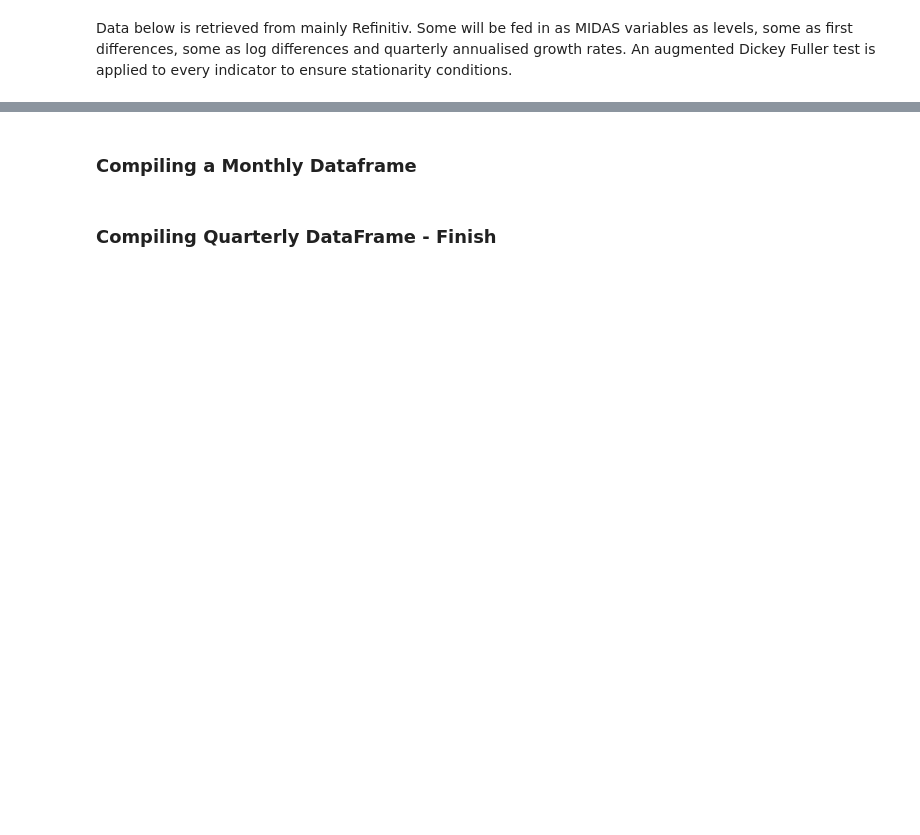
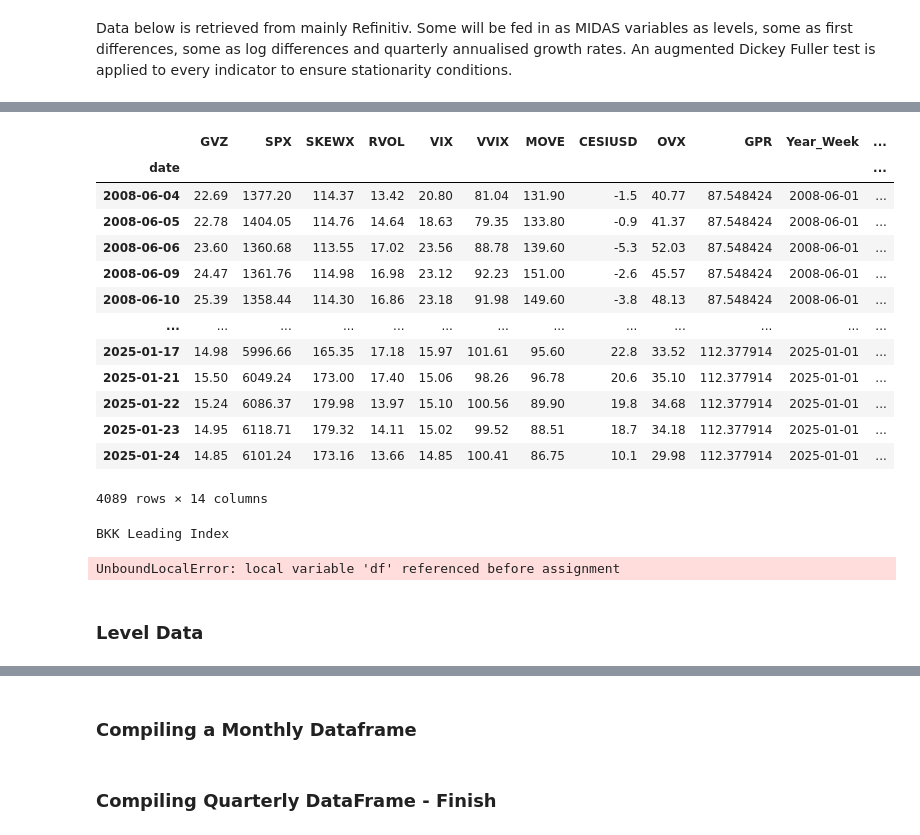
Before and after one commit to Pj-354/Python-Notebooks--Mine-, a Jupyter notebook: Dispersion/GARCH MIDAS/DCC MIDAS/_Data_Collection.ipynb, the cells around one changed output, grey strips where cells are left out. Drawn from its saved outputs; the diff is of its cells as text; code cells hidden in the pictures; blank space fills up the shorter version.

```diff
--- a/Dispersion/GARCH MIDAS/DCC MIDAS/_Data_Collection.ipynb
+++ b/Dispersion/GARCH MIDAS/DCC MIDAS/_Data_Collection.ipynb
@@ -241,6 +254,0 @@ bili, e = ek.get_data(
-# %%
-big_df = pd.read_csv('SP500_2005_2025.csv', parse_dates = True)
-a = pd.read_csv('SkewX_2005_2025.csv', parse_dates = True).dropna()
-#b = pd.read_csv(r'C:\Users\Phillip\Desktop\Python\Python Notebooks (Mine)\Dispersion\GARCH MIDAS\GARCH Datasets\RVol_2005_2025.csv', parse_dates=True).dropna()
-e = pd.read_csv('VIX_2005_2025.csv', parse_dates = True)
-f = pd.read_csv('VVIX_2006_2025.csv', parse_dates = True)
@@ -317,0 +320,12 @@ fred = Fred(api_key='dfe993158907732d4528ece7f0693b3e')
+# %%
+# To filter out inactive NASDAQ members
+NASDAQ_Tickers, e = ek.get_data(['0#.NDX'], fields = ['TR.ExchangeTicker'], parameters = {'SDate':'2025-01-01',
+                                                                             'EDate': '2025-05-01'})
+
+NASDAQ_Tickers = NASDAQ_Tickers['Exchange Ticker'].to_list()
+
+NASDAQ_Active = []
+
+for i in NASDAQ_Tickers:
+    if i in NASDAQ_100_Rawdf4.columns:
+        NASDAQ_Active.append(i)
@@ -472,0 +373,21 @@ NewOrders = pd.read_csv('New Orders.csv', index_col = [0], parse_dates=True)
+# %%
+Indicator_List_FRED = {
+                'US EPU': 'USEPUINDXM',
+                'China EPU': 'CHNMAINLANDEPU',
+                'EU EPU': 'EUEPUINDXM',
+                'Industrial Production (Manufacturing Only)': 'IPMAN',
+                'Global Price of Industrial Materials': 'PINDUINDEXM',
+                'Electricity Price CPI in US Cities': 'CUSR0000SEHF01',
+                'Number of Car Sales': 'TOTALSA',
+                'T10-2 yield curve (US)': 'T10Y2Y',
+                'T10-3 yield curve (US)': 'T10Y3M',
+                'Default Spread (BofA High Yield OAS)': 'BAMLH0A0HYM2',
+                'Defaut Spread (BofA EU High Yield)': 'BAMLHE00EHYIOAS',
+                    }
+# %%
+for key, value in Indicator_List_FRED.items():
+    df = fred.get_series(value, observation_start = '2005-01-01')
+    df = pd.DataFrame(df)
+    df.index = df.index.strftime('%Y-%m')
+    df.columns = [key]
+    df.to_csv(f'Individual Datasets\{key}.csv')
@@ -472,0 +692,17 @@ NewOrders = pd.read_csv('New Orders.csv', index_col = [0], parse_dates=True)
+# %%
+g
+# %% [output]
+|  | GVZ | SPX | SKEWX | RVOL | VIX | VVIX | MOVE | CESIUSD | OVX | GPR | Year_Week | ... |
+| date |  |  |  |  |  |  |  |  |  |  |  | ... |
+| 2008-06-04 | 22.69 | 1377.20 | 114.37 | 13.42 | 20.80 | 81.04 | 131.90 | -1.5 | 40.77 | 87.548424 | 2008-06-01 | ... |
+| 2008-06-05 | 22.78 | 1404.05 | 114.76 | 14.64 | 18.63 | 79.35 | 133.80 | -0.9 | 41.37 | 87.548424 | 2008-06-01 | ... |
+| 2008-06-06 | 23.60 | 1360.68 | 113.55 | 17.02 | 23.56 | 88.78 | 139.60 | -5.3 | 52.03 | 87.548424 | 2008-06-01 | ... |
+| 2008-06-09 | 24.47 | 1361.76 | 114.98 | 16.98 | 23.12 | 92.23 | 151.00 | -2.6 | 45.57 | 87.548424 | 2008-06-01 | ... |
+| 2008-06-10 | 25.39 | 1358.44 | 114.30 | 16.86 | 23.18 | 91.98 | 149.60 | -3.8 | 48.13 | 87.548424 | 2008-06-01 | ... |
+| ... | ... | ... | ... | ... | ... | ... | ... | ... | ... | ... | ... | ... |
+| 2025-01-17 | 14.98 | 5996.66 | 165.35 | 17.18 | 15.97 | 101.61 | 95.60 | 22.8 | 33.52 | 112.377914 | 2025-01-01 | ... |
+| 2025-01-21 | 15.50 | 6049.24 | 173.00 | 17.40 | 15.06 | 98.26 | 96.78 | 20.6 | 35.10 | 112.377914 | 2025-01-01 | ... |
+| 2025-01-22 | 15.24 | 6086.37 | 179.98 | 13.97 | 15.10 | 100.56 | 89.90 | 19.8 | 34.68 | 112.377914 | 2025-01-01 | ... |
+| 2025-01-23 | 14.95 | 6118.71 | 179.32 | 14.11 | 15.02 | 99.52 | 88.51 | 18.7 | 34.18 | 112.377914 | 2025-01-01 | ... |
+| 2025-01-24 | 14.85 | 6101.24 | 173.16 | 13.66 | 14.85 | 100.41 | 86.75 | 10.1 | 29.98 | 112.377914 | 2025-01-01 | ... |
+4089 rows × 14 columns
@@ -472,0 +761,10 @@ NewOrders = pd.read_csv('New Orders.csv', index_col = [0], parse_dates=True)
+# %%
+df_levels = split_into_dict(names_level, df_levels)
+df_pct_change = split_into_dict(names_pct_change, df_pct_change)
+df_first_difference = split_into_dict(names_first_difference, df_first_difference)
+df_quarterly = split_into_dict(names_quarterly_difference, df_quarterly)
+# %% [output]
+BKK Leading Index
+UnboundLocalError: local variable 'df' referenced before assignment
+# %% [markdown]
+### Level Data
```
Also changed, not shown: parts of 89 cells of this notebook, 2 other files.
